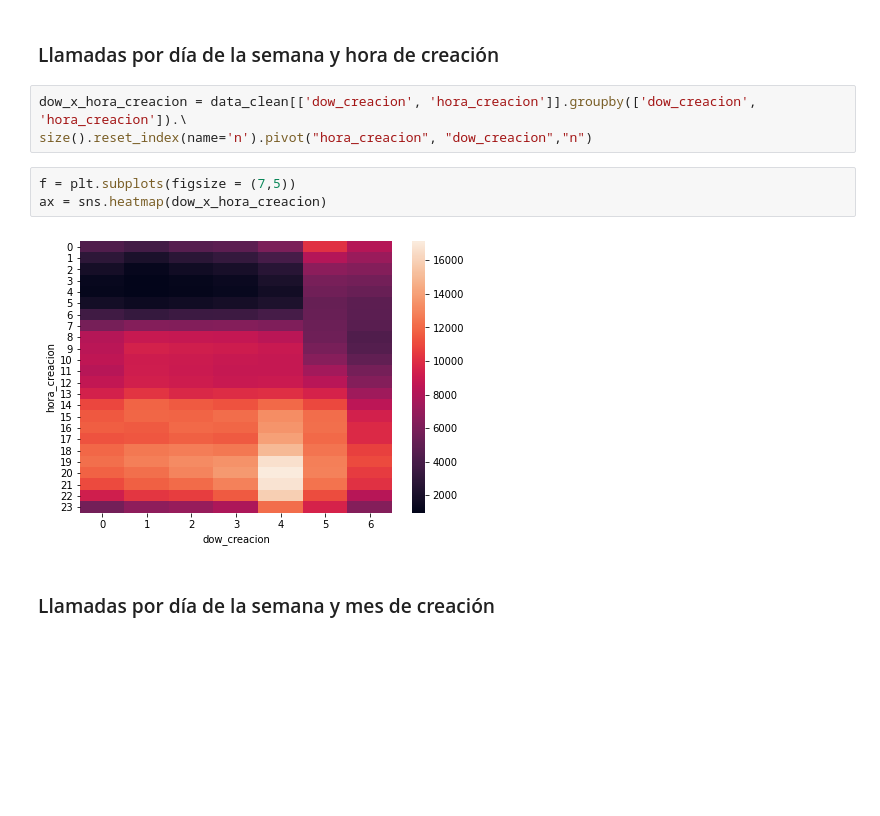
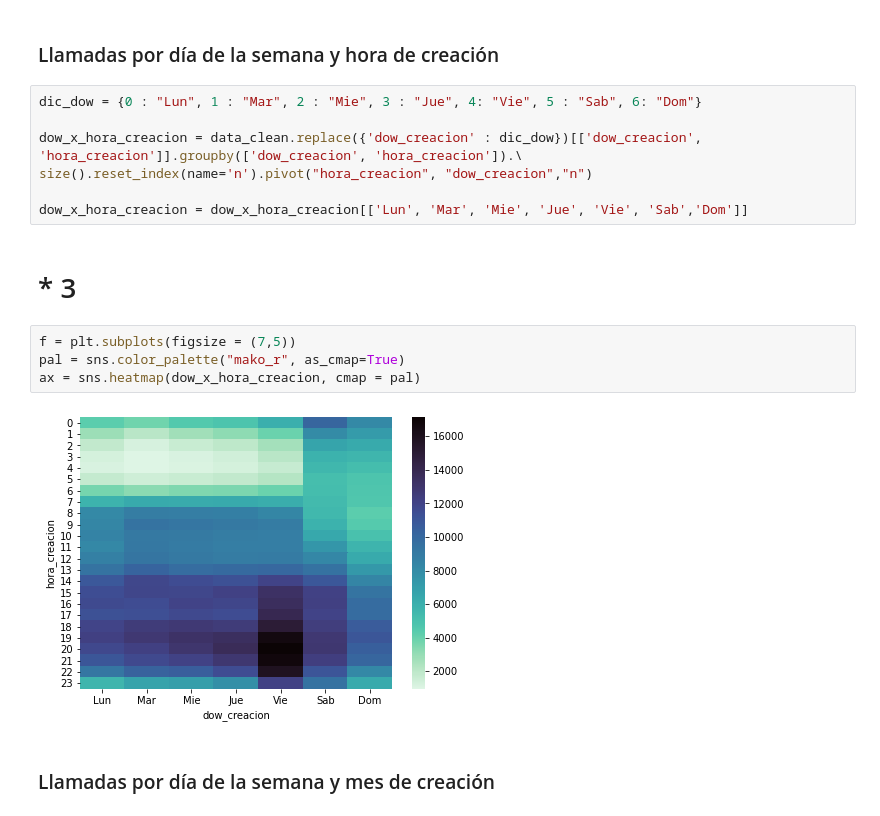
Before and after one commit to mhnk77/proyecto_1_E3_intro_ds, a Jupyter notebook: GEDA.ipynb, the cells around one changed output. Cells and saved outputs as stored; diff of their text form; blank space fills up the shorter version.

```diff
--- a/GEDA.ipynb
+++ b/GEDA.ipynb
@@ -153,13 +96,20 @@ ax = sns.catplot(data = data_clean[data_clean['geopoint'].isin(top_geopoints)],
 # %% [markdown]
 ### Llamadas por día de la semana y hora de creación
 # %%
-dow_x_hora_creacion = data_clean[['dow_creacion', 'hora_creacion']].groupby(['dow_creacion', 'hora_creacion']).\
+dic_dow = {0 : "Lun", 1 : "Mar", 2 : "Mie", 3 : "Jue", 4: "Vie", 5 : "Sab", 6: "Dom"}
+
+dow_x_hora_creacion = data_clean.replace({'dow_creacion' : dic_dow})[['dow_creacion', 'hora_creacion']].groupby(['dow_creacion', 'hora_creacion']).\
 size().reset_index(name='n').pivot("hora_creacion", "dow_creacion","n")
+
+dow_x_hora_creacion = dow_x_hora_creacion[['Lun', 'Mar', 'Mie', 'Jue', 'Vie', 'Sab','Dom']]
+# %% [markdown]
+# * 3
 # %%
 f = plt.subplots(figsize = (7,5))
-ax = sns.heatmap(dow_x_hora_creacion)
+pal = sns.color_palette("mako_r", as_cmap=True)
+ax = sns.heatmap(dow_x_hora_creacion, cmap = pal)
 # %% [output]
-[figure, old version]
+[figure, new version]
 # %% [markdown]
 ### Llamadas por día de la semana y mes de creación
 # %% [markdown]
```
Also changed, not shown: parts of 43 cells of this notebook.
